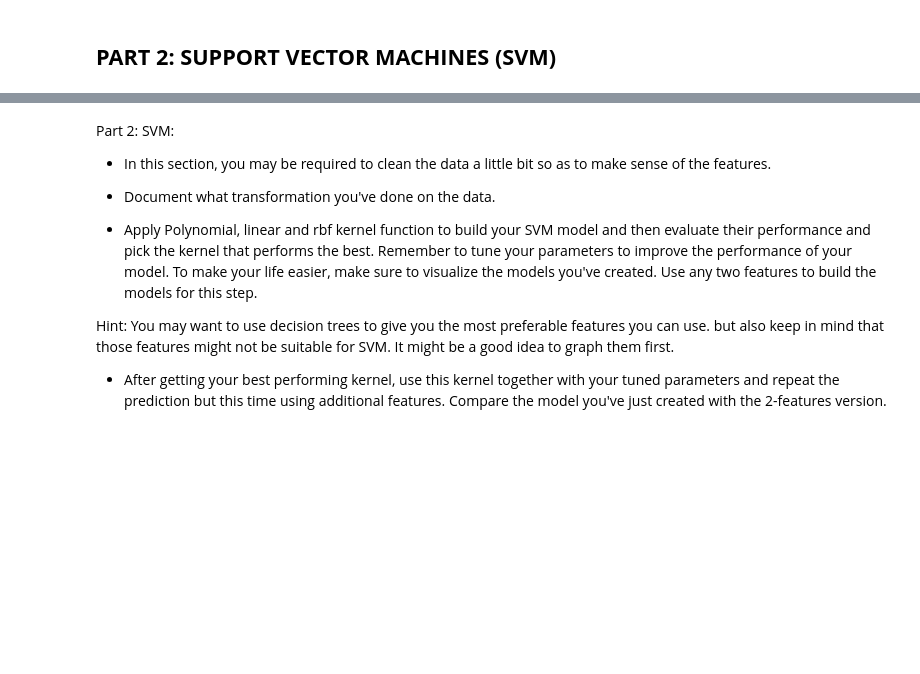
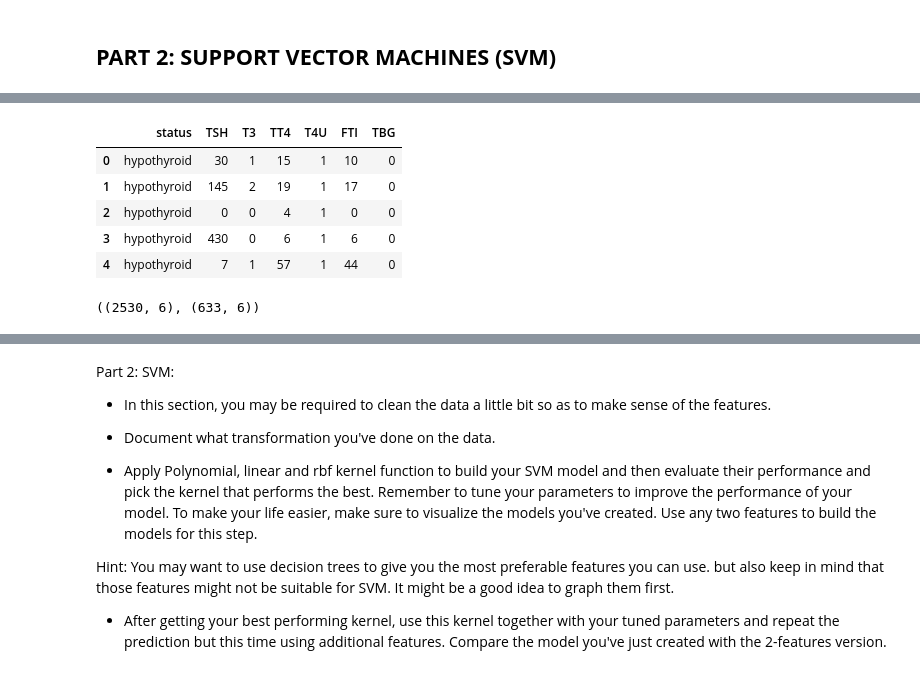
Before and after one commit to alfafimel/IPWK8-CORE, a Jupyter notebook: IPWK8_CORE_DECISION_TREES_&_SVM_ELIZABETH_JOSEPHINE.ipynb, the cells around one changed output, grey strips where cells are left out. Saved outputs shown, nothing was run; the diff lists cells and outputs as text; code cells hidden in the pictures; blank space fills up the shorter version.

```diff
--- a/IPWK8_CORE_DECISION_TREES_&_SVM_ELIZABETH_JOSEPHINE.ipynb
+++ b/IPWK8_CORE_DECISION_TREES_&_SVM_ELIZABETH_JOSEPHINE.ipynb
@@ -741,0 +918,10 @@ Part 1: Decision trees:
+# %%
+df6 = df5.drop(['age'], axis=1)
+df6.head()
+# %% [output]
+|  | status | TSH | T3 | TT4 | T4U | FTI | TBG |
+| 0 | hypothyroid | 30 | 1 | 15 | 1 | 10 | 0 |
+| 1 | hypothyroid | 145 | 2 | 19 | 1 | 17 | 0 |
+| 2 | hypothyroid | 0 | 0 | 4 | 1 | 0 | 0 |
+| 3 | hypothyroid | 430 | 0 | 6 | 1 | 6 | 0 |
+| 4 | hypothyroid | 7 | 1 | 57 | 1 | 44 | 0 |
@@ -741,0 +937,5 @@ Part 1: Decision trees:
+# %%
+# checking the shape of X_train and X_test
+X_train.shape, X_test.shape
+# %% [output]
+((2530, 6), (633, 6))
```
Also changed, not shown: parts of 55 cells of this notebook.
